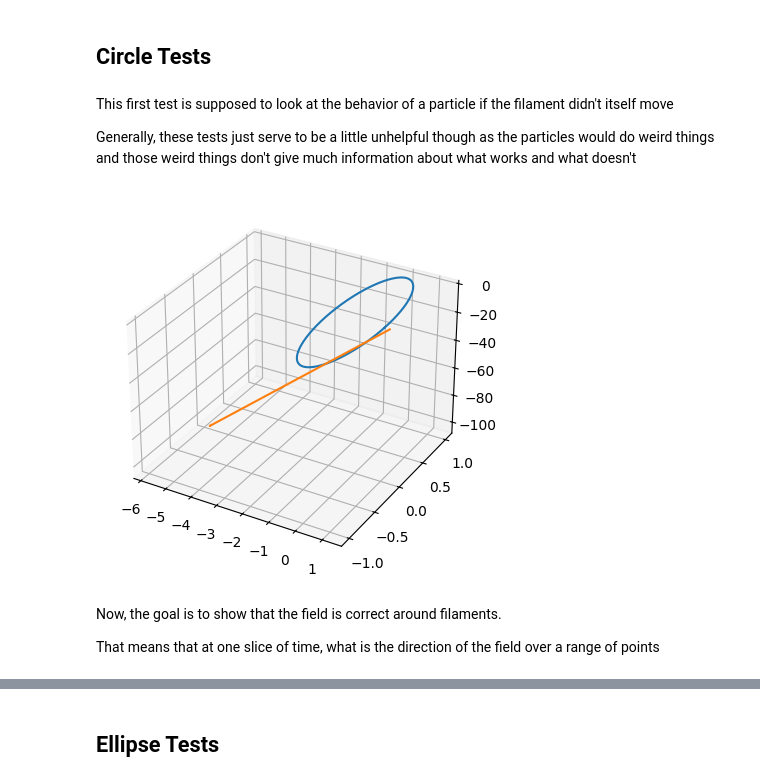
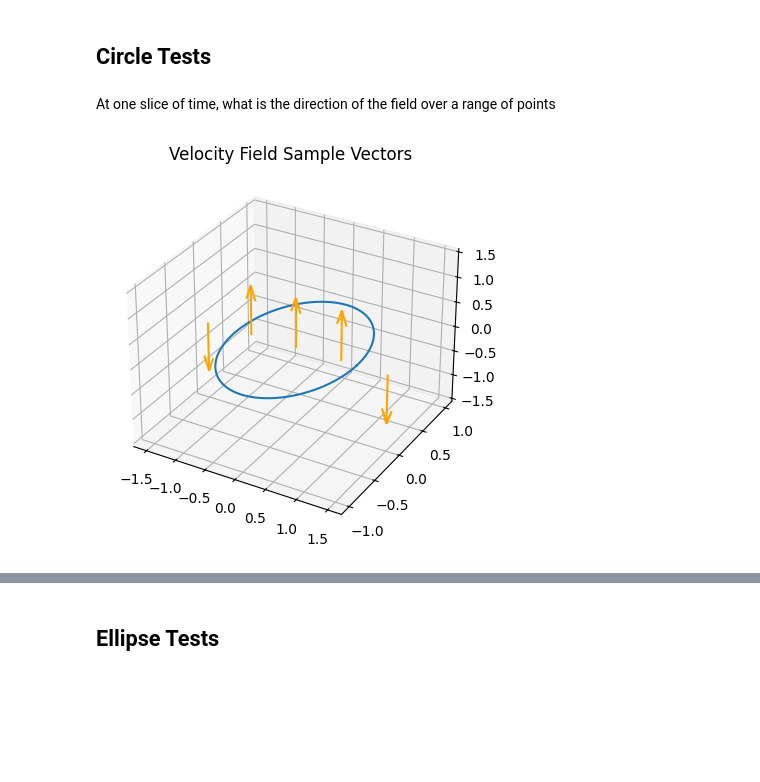
Before and after one commit to dkrawciw/Vortex_Filament_Python, a Jupyter notebook: testShapes.ipynb, the cells around one changed output, grey strips where cells are left out. Saved outputs shown, nothing was run; the diff lists cells and outputs as text; code cells hidden in the pictures; blank space fills up the shorter version.

```diff
--- a/testShapes.ipynb
+++ b/testShapes.ipynb
@@ -6,7 +6,3 @@ import matplotlib.pyplot as plt
 # Test Notebook
 # %% [markdown]
 ## Circle Tests
-# %% [markdown]
-This first test is supposed to look at the behavior of a particle if the filament didn't itself move
-
-Generally, these tests just serve to be a little unhelpful though as the particles would do weird things and those weird things don't give much information about what works and what doesn't
@@ -21,27 +9,32 @@ ds = np.array(dCircle(circlePoints))
-# %%
-# Set the initial conditions to approximate the field around the curve
-TOTAL_TIME = 10
-TOTAL_STEPS = 100
-IV = np.array([1.2,0,-0.01])
-
-timeSlope = TOTAL_TIME / TOTAL_STEPS
-pts = np.zeros([3, TOTAL_STEPS])
-
-# Calculate the behavior of the point as if the filament wouldn't move
-pts[:,0] = IV
-for step in range(1,TOTAL_STEPS):
-    pts[:, step] = pts[:,step - 1] + timeSlope * (VField.BiotSavartPoint(s,ds,pts[:,step - 1]))
-
-# Plot the trajectory on a 3D graph
-fig = plt.figure()
-ax = fig.add_subplot(111, projection='3d')
-
-ax.plot( s[0,:], s[1,:], s[2,:] )
-ax.plot( pts[0,:], pts[1,:], pts[2,:] )
-plt.show()
-# %% [output]
-[figure, removed]
 # %% [markdown]
-Now, the goal is to show that the field is correct around filaments.
-
-That means that at one slice of time, what is the direction of the field over a range of points
+At one slice of time, what is the direction of the field over a range of points
+# %%
+# Define the filament shape
+circle = lambda t : [np.cos(t), np.sin(t), t * 0]
+dCircle = lambda t : [-np.sin(t), np.cos(t), t * 0]
+circlePoints = np.linspace(0,2*np.pi,1000)
+
+# Calculate points on the circle to use
+s = np.array(circle(circlePoints))
+ds = np.array(dCircle(circlePoints))
+
+# Find points to calculate the Velocity Field at around the circle
+# In this case, it will be points along the x-axis through the circle at y=0 and z=0
+domain = np.linspace(-1.5, 1.5, 5)
+posFunc = lambda t: [ t, t*0, t*0 ]
+pos = np.array( posFunc( domain ) )
+
+bsPts = VField.BiotSavart( s, ds, pos )
+
+# Create a 3D quiver plot
+fig = plt.figure()
+ax = fig.add_subplot(111, projection='3d')
+ax.quiver(pos[0,:], pos[1,:], pos[2,:], bsPts[0,:], bsPts[1,:], bsPts[2,:], normalize=True, color='orange')
+
+ax.set_zlim([-1.5,1.5])
+ax.plot( s[0,:], s[1,:], s[2,:] )
+plt.title('Velocity Field Sample Vectors')
+
+plt.show()
+# %% [output]
+[figure, added]
```
Also changed, not shown: parts of 8 cells of this notebook, 1 other file.
